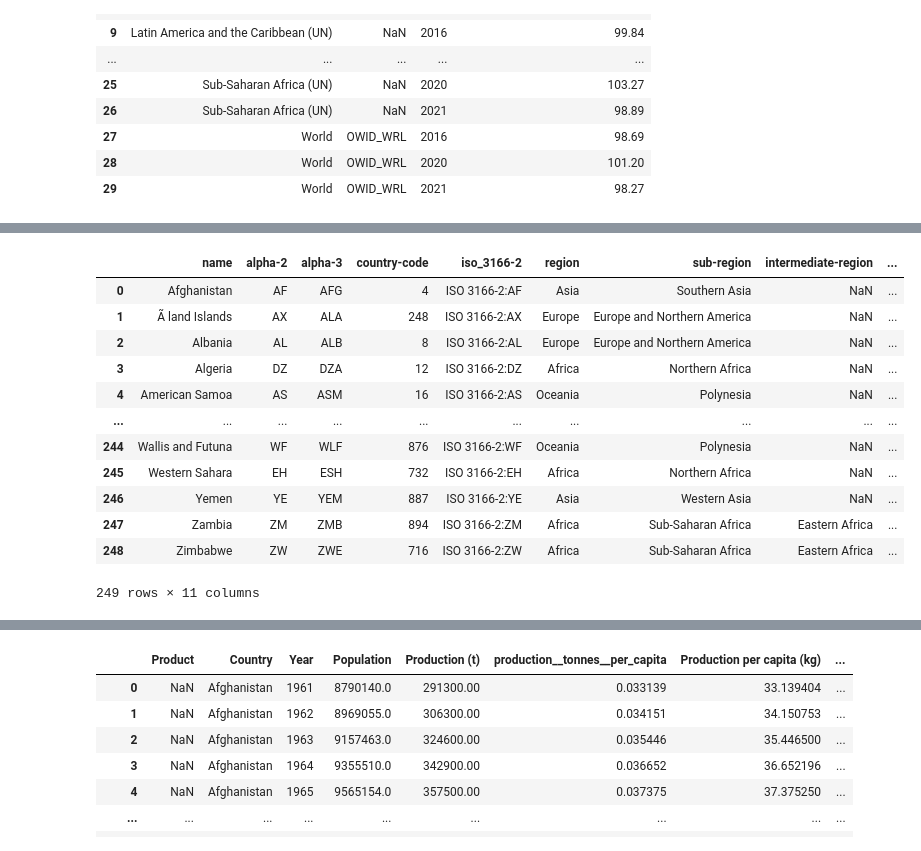
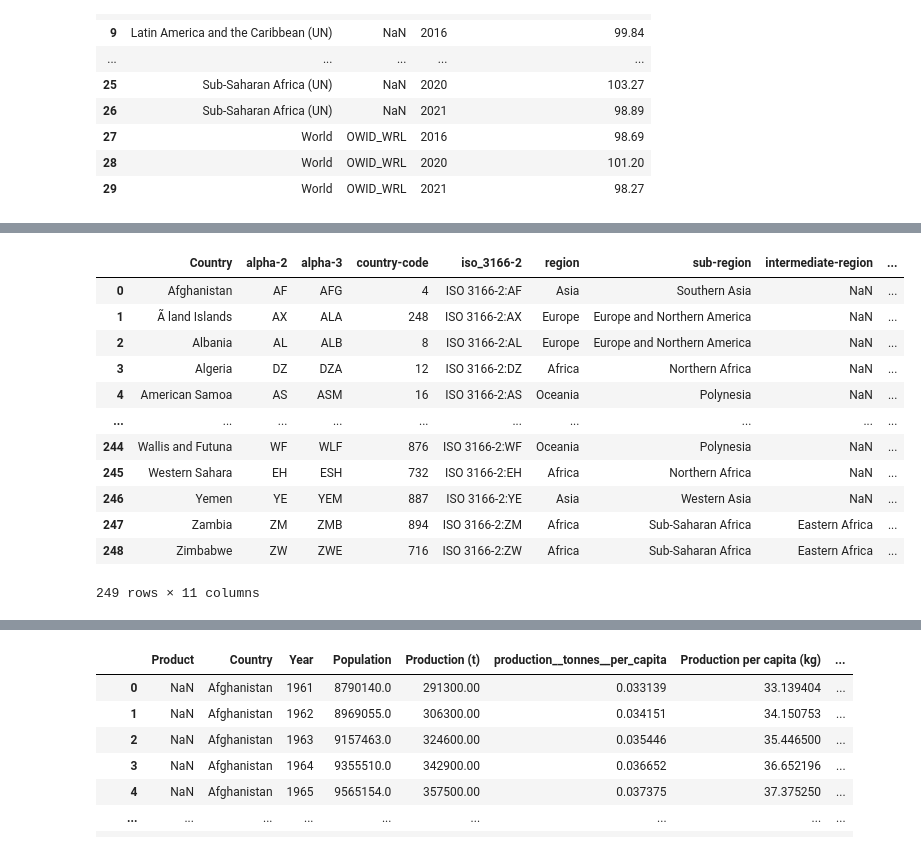
Before and after one commit to CatarinaCosta02/AIS, a Jupyter notebook: ais.ipynb, the cells around one changed output, grey strips where cells are left out. Saved outputs shown, nothing was run; the diff lists cells and outputs as text; code cells hidden in the pictures.

```diff
--- a/ais.ipynb
+++ b/ais.ipynb
@@ -553,15 +533,15 @@ df_foodLoss
 | 28 | World | 2020 | 101.20 |
 | 29 | World | 2021 | 98.27 |
 # %%
-df_continents.rename(columns={'ï»¿name': 'name'}, inplace=True)
+df_continents.rename(columns={'ï»¿name': 'Country'}, inplace=True)
 #df_continents
 df_continents["sub-region"].value_counts().sort_index()
 df_continents['sub-region'] = df_continents['sub-region'].replace({'Central Asia': 'Central and Southern Asia','Southern Asia ':'Central and Southern Asia','Eastern Asia':'Eastern and South-Eastern Asia','South-eastern Asia':'Eastern and South-Eastern Asia','Eastern Europe':'Europe and Northern America','Northern America':'Europe and Northern America',
                                                                      'Southern Europe':'Europe and Northern America','Northern Europe':'Europe and Northern America','Western Europe':'Europe and Northern America'})
 #df_ghg["Food"].value_counts().sort_index()
 df_continents
 # %% [output]
-|  | name | alpha-2 | alpha-3 | country-code | iso_3166-2 | region | sub-region | intermediate-region | ... |
+|  | Country | alpha-2 | alpha-3 | country-code | iso_3166-2 | region | sub-region | intermediate-region | ... |
 | 0 | Afghanistan | AF | AFG | 4 | ISO 3166-2:AF | Asia | Southern Asia | NaN | ... |
 | 1 | Ã land Islands | AX | ALA | 248 | ISO 3166-2:AX | Europe | Europe and Northern America | NaN | ... |
 | 2 | Albania | AL | ALB | 8 | ISO 3166-2:AL | Europe | Europe and Northern America | NaN | ... |
```
Also changed, not shown: parts of 61 cells of this notebook, 13 other files.
